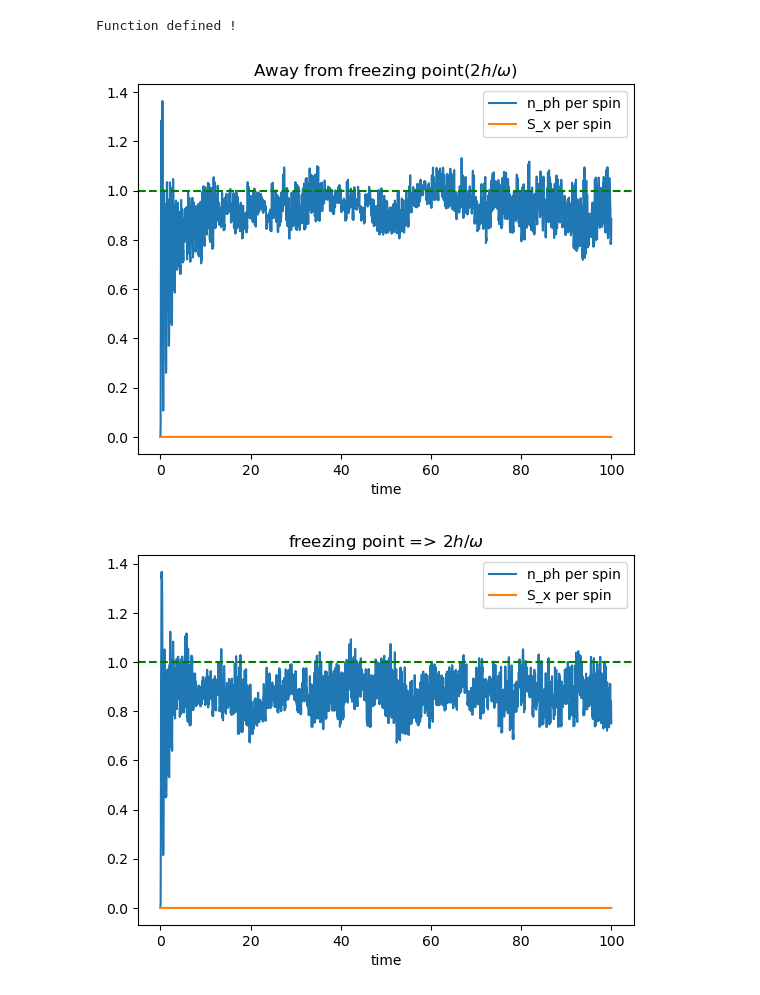
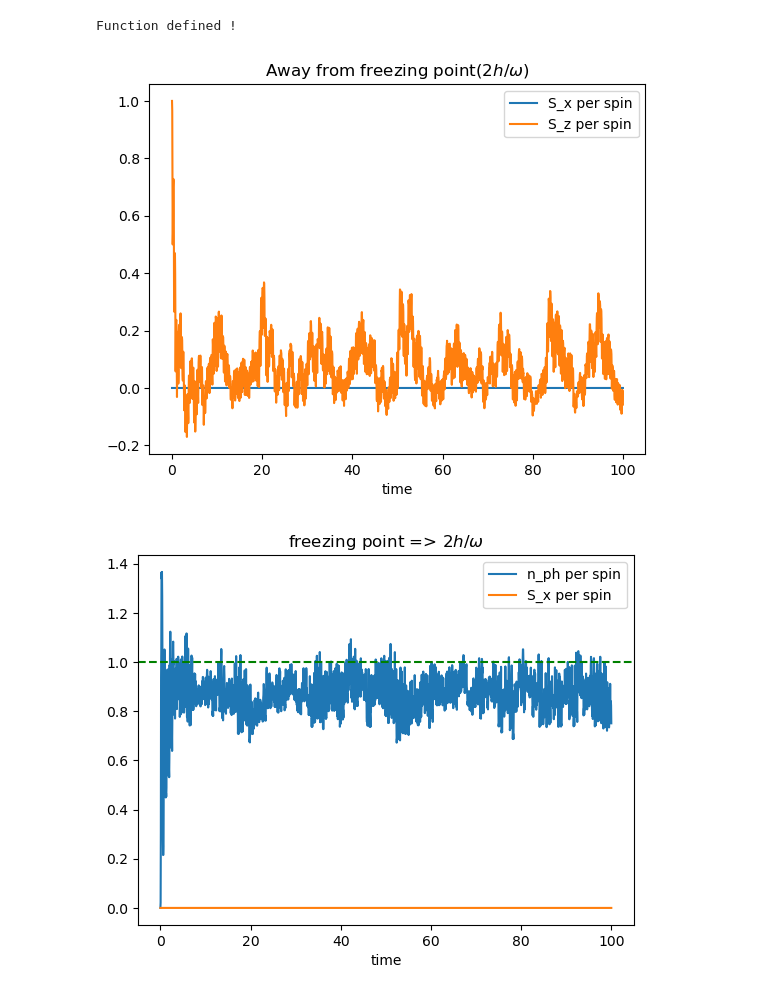
Before and after one commit to rahmahi/DMBL-Engine, a Jupyter notebook: Codes/transverse_photonic_time_evolve.ipynb, the cells around one changed output. Cells and saved outputs as stored; diff of their text form; code cells hidden in the pictures.

```diff
--- a/Codes/transverse_photonic_time_evolve.ipynb
+++ b/Codes/transverse_photonic_time_evolve.ipynb
@@ -136,17 +136,17 @@ from scipy.special import jn_zeros
 
 # -------------------------
 # parameters
-N = 6        # number of spins
+N = 5        # number of spins
 n_ph = 20      # photon cutoff
 hbar = 1.0
 
 beta = float('inf')
 Jvalue = 1
 omega = 20
-g0 = 3.5 * omega / 2
+g0 = jn_zeros(0, 1)[0] * omega / 2
 
 H0 = h0_ham(N, beta, Jvalue)
-H0 = tensor(H0, qeye(n_ph))
+H0 = tensor(H0, qeye(n_ph)) + hbar * omega * tensor(qeye(2**N), adag*a)
 
 # time
 ttop = 100
@@ -178,38 +178,42 @@ H = H0 + V
 '''
 # Hamiltonian list for sesolve
 #H_td = [[H, coeff]]
 H_td = [H0, [V, g_t]]
 
 # -------------------------
 # initial state: photon vacuum ⊗ all spins up
 spin_up = tensor(*([basis(2, 0)] * N))
-psi0 = tensor(basis(n_ph, 0), spin_up)
+psi0 = tensor(basis(n_ph, 1), spin_up)
 
 # observables: photon number, Sx
 op_nph = tensor(adag*a, I_spin_full)
 op_Sx  = tensor(I_ph, Sx_spin)
 
+op_Sz = tensor(I_ph, sum(spin_only_op(sigmaz(), i, N) for i in range(N)))
+
 # evolve
 tlist = np.linspace(0, ttop,  ttop * 20 + 1)
 opts = Options(nsteps=1e5)
 args = {'omega': 10.0, 'g0': g0, 'opts':opts}
-result = sesolve(H_td, psi0, tlist, e_ops=[op_nph, op_Sx], args=args)
+result = sesolve(H_td, psi0, tlist, e_ops=[op_nph, op_Sx, op_Sz], args=args)
 
 # extract results
 nph_t = np.real(result.expect[0]) / N
 Sx_t  = np.real(result.expect[1]) / N
+Sz_t  = np.real(result.expect[2]) / N
 
 # plot
-plt.plot(tlist, nph_t, label='n_ph per spin')
+#plt.plot(tlist, nph_t, label='n_ph per spin')
 plt.plot(tlist, Sx_t, label='S_x per spin')
+plt.plot(tlist, Sz_t, label='S_z per spin')
 plt.xlabel("time")
 plt.legend()
 
 plt.title(r"Away from freezing point($2h/\omega$)")
-plt.axhline(y =1, ls = '--', color = 'green')
+#plt.axhline(y =1, ls = '--', color = 'green')
 plt.show()
 # %% [output]
-[figure, old version]
+[figure, new version]
 # %%
 import numpy as np
 import matplotlib.pyplot as plt
```
